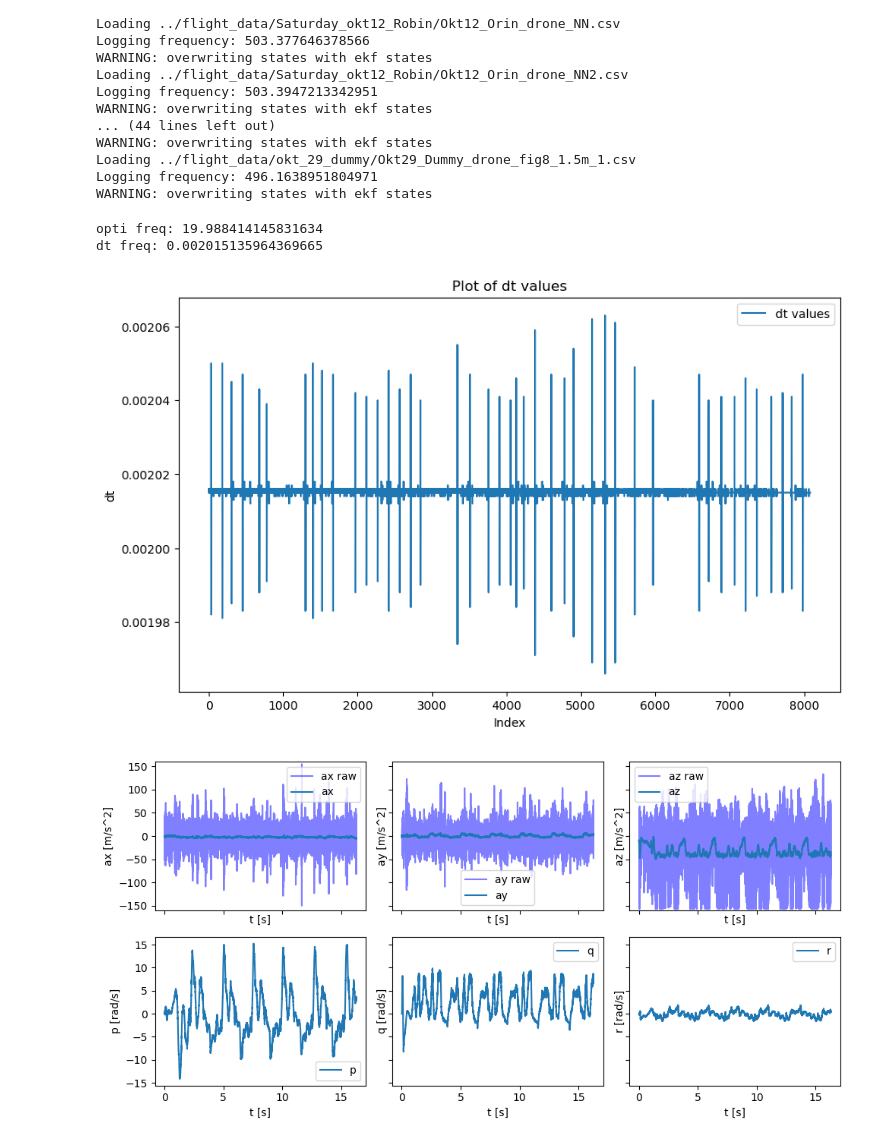
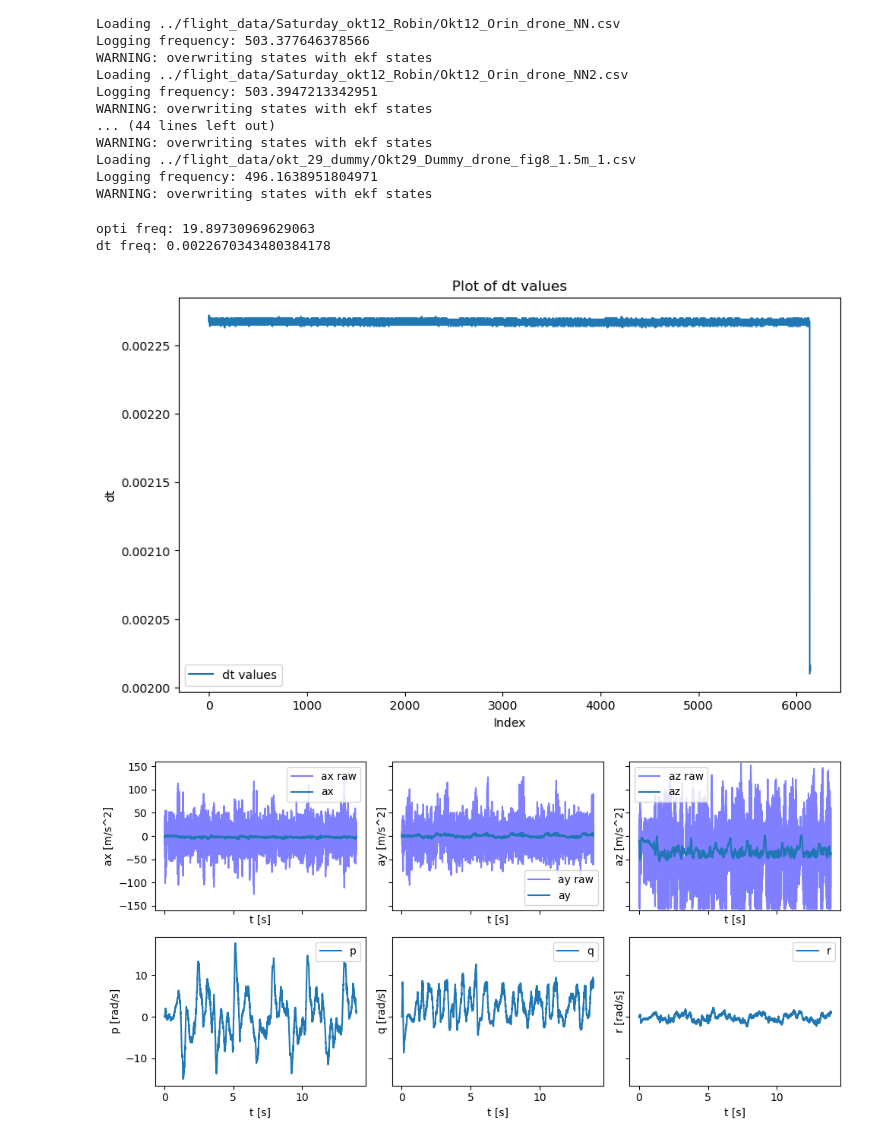
Before and after one commit to alang321/indiflightSupport, a Jupyter notebook: LogAnalysis/analyze_flight_data/Analyze Flight Data.ipynb, the cells around one changed output. Cells and saved outputs as stored; diff of their text form; code cells hidden in the pictures.

```diff
--- a/LogAnalysis/analyze_flight_data/Analyze Flight Data.ipynb
+++ b/LogAnalysis/analyze_flight_data/Analyze Flight Data.ipynb
@@ -134,27 +134,27 @@ WARNING: overwriting states with ekf states
 # %%
 # good but long: 14, 18, 19
 # good and short: 17, 20
 
-data =data17
+data =data18
 opti_indices = [i for i in range(len(data['t'])-1) if data['x_opti'][i]!=data['x_opti'][i+1]]
 opti_time = data['t'][opti_indices]
 print('opti freq:', 1/np.mean(np.diff(opti_time)))
 print('dt freq:', np.mean(np.diff(data['t'])))
 
 import matplotlib.pyplot as plt
 
 dt_values = np.diff(data['t'])
 plt.figure(figsize=(10, 6))
 plt.plot(dt_values, label='dt values')
 plt.xlabel('Index')
 plt.ylabel('dt')
 plt.title('Plot of dt values')
 plt.legend()
 plt.show()
 # %% [output]
-opti freq: 19.988414145831634
-dt freq: 0.002015135964369665
+opti freq: 19.89730969629063
+dt freq: 0.0022670343480384178
-[figure, old version]
+[figure, new version]
 # %%
 # reload analyze
 import importlib
@@ -193,7 +193,7 @@ animate_data_multiple2(data, gate_pos=gate_pos, gate_yaw=gate_yaw)
 # %%
 imu_plot(data)
 # %% [output]
-[figure, old version]
+[figure, new version]
 # %%
 ekf_plot(data)
 # %% [output]
```
Also changed, not shown: parts of 4 cells of this notebook.
